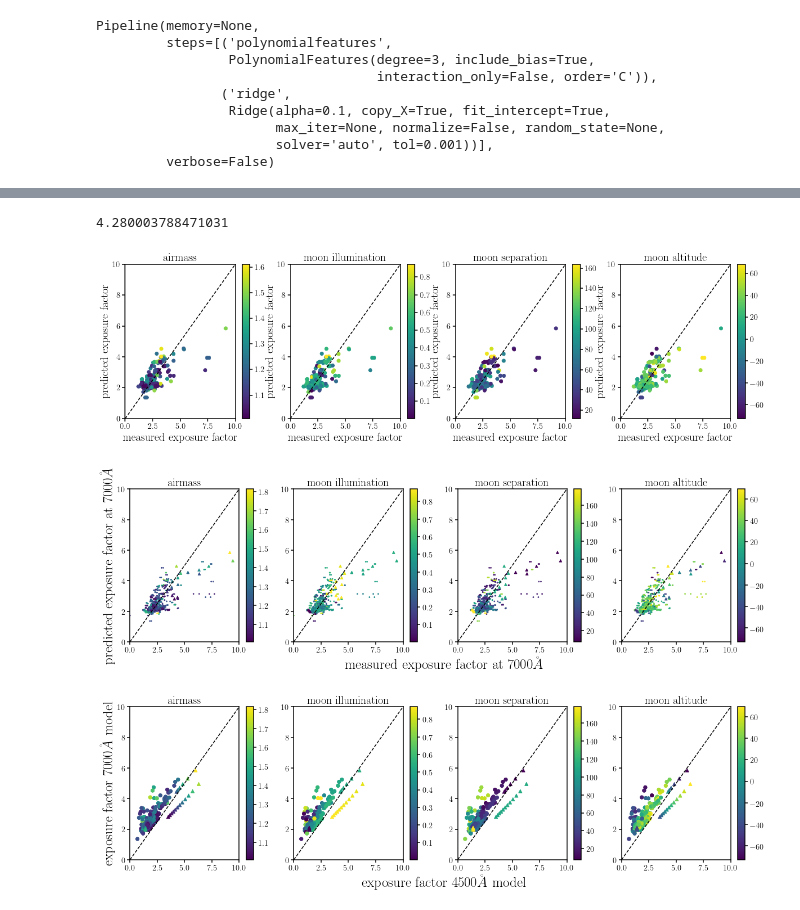
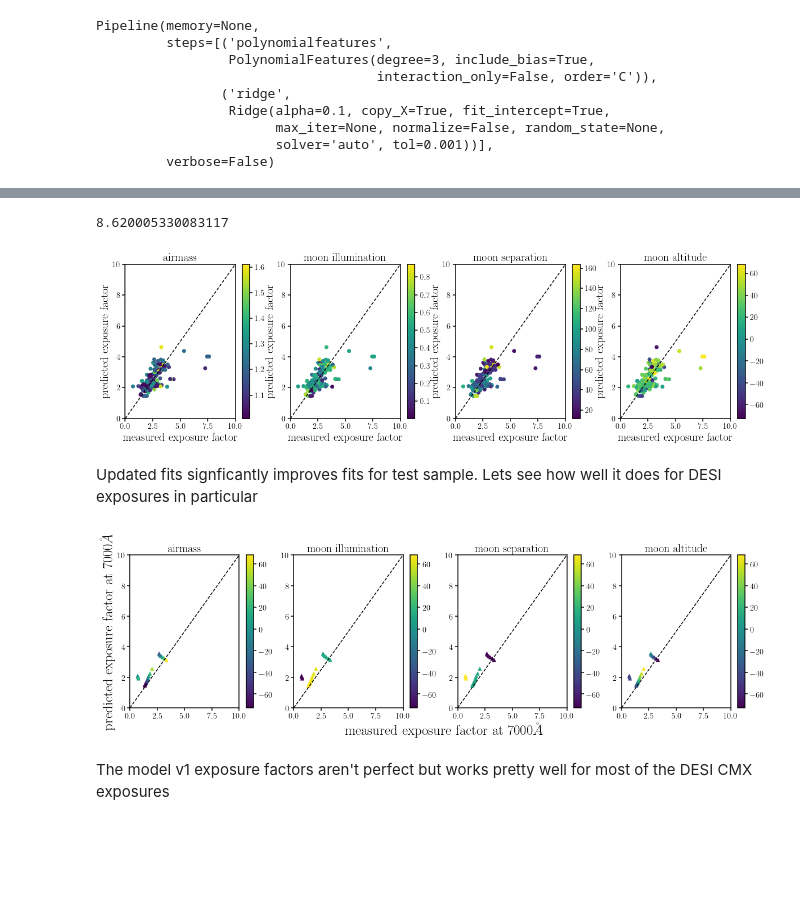
Before and after one commit to desi-bgs/feasiBGS, a Jupyter notebook: notebook/cmx/exposure_factor_refit.ipynb, the cells around one changed output, grey strips where cells are left out. Saved outputs shown, nothing was run; the diff lists cells and outputs as text; code cells hidden in the pictures; blank space fills up the shorter version.

```diff
--- a/notebook/cmx/exposure_factor_refit.ipynb
+++ b/notebook/cmx/exposure_factor_refit.ipynb
@@ -540,9 +429,9 @@ Pipeline(memory=None,
                        solver='auto', tol=0.001))],
          verbose=False)
 # %%
-steps_7000 = regress_fexp_7000.get_params()
-_notwiCoefficients_7000_v1 = steps_7000['ridge'].coef_
-_notwiIntercept_7000_v1 = steps_7000['ridge'].intercept_
+steps = regress_fexp_7000.get_params()
+_notwiCoefficients_7000_v1 = steps['ridge'].coef_
+_notwiIntercept_v1 = steps['ridge'].intercept_
 # %%
 _notwiCoefficients_7000_v1
 # %% [output]
@@ -558,26 +447,28 @@ array([ 0.00000000e+00,  8.37707994e-01,  1.69728969e+00, -1.22451341e-01,
-# %%
-_notwiIntercept_7000_v1
-# %% [output]
-4.280003788471031
+# %%
+_notwiIntercept_v1
+# %% [output]
+8.620005330083117
 # %%
-def exposure_factor_model_7000v1(airmass, moon_frac, moon_sep, moon_alt):
+def exposure_factor_model_v1(airmass, moon_frac, moon_sep, moon_alt, wavelength=7000):
     ''' third degree polynomial regression fit to exposure factor
     '''
+    if wavelength == 7000:
+        _notwiCoefficients = _notwiCoefficients_7000_v1
+        _notwiIntercept = _notwiIntercept_v1
+
     theta = np.atleast_2d(np.array([airmass, moon_frac, moon_sep, moon_alt]).T)
 
     combs = chain.from_iterable(combinations_with_replacement(range(4), i) for i in range(0, n_order+1))
-    theta_transform = np.empty((theta.shape[0], len(_notwiCoefficients_7000_v1)))
+    theta_transform = np.empty((theta.shape[0], len(_notwiCoefficients)))
     for i, comb in enumerate(combs):
         theta_transform[:, i] = theta[:, comb].prod(1)
 
-    return np.dot(theta_transform, _notwiCoefficients_7000_v1.T) + _notwiIntercept_7000_v1
+    return np.dot(theta_transform, _notwiCoefficients.T) + _notwiIntercept
 # %%
-lbls = ['airmass', 'moon illumination', 'moon separation', 'moon altitude', 'sun separation', 'sun altitude']
-
 fig = plt.figure(figsize=(20,5))
 for i, k in enumerate(['airmass', 'moon_ill', 'moon_sep', 'moon_alt']):
     sub = fig.add_subplot(1,4,i+1)
-    _plt = sub.scatter(fexp_7000_test, exposure_factor_model_7000v1(*theta_test.T), c=theta_test[:,i])
+    _plt = sub.scatter(fexp_7000_test, exposure_factor_model_v1(*theta_test.T), c=theta_test[:,i])
     sub.plot([0., 20.], [0., 20.], c='k', ls='--')
     sub.set_xlabel('measured exposure factor', fontsize=20)
     sub.set_xlim([0., 10.])
@@ -586,47 +477,27 @@ for i, k in enumerate(['airmass', 'moon_ill', 'moon_sep', 'moon_alt']):
     sub.set_title(lbls[i], fontsize=20)
     fig.colorbar(_plt)
 # %% [output]
-[figure, old version]
+[figure, new version]
+# %% [markdown]
+Updated fits signficantly improves fits for test sample. Lets see how well it does for DESI exposures in particular
 # %%
-desi_model_v1_7000 = exposure_factor_model_7000v1(cmx_skies['airmass'], cmx_skies['moon_ill'], cmx_skies['moon_sep'], cmx_skies['moon_alt'])
-boss_model_v1_7000 = exposure_factor_model_7000v1(boss_skies['airmass'], boss_skies['moon_ill'], boss_skies['moon_sep'], boss_skies['moon_alt'])
+desi_model_v1_7000 = exposure_factor_model_v1(cmx_skies['airmass'], cmx_skies['moon_ill'], cmx_skies['moon_sep'], cmx_skies['moon_alt'])
 # %%
-lbls = ['airmass', 'moon illumination', 'moon separation', 'moon altitude', 'sun separation', 'sun altitude']
-
 fig = plt.figure(figsize=(20,5))
 for i, k in enumerate(['airmass', 'moon_ill', 'moon_sep', 'moon_alt']):
     sub = fig.add_subplot(1,4,i+1)
-    _plt = sub.scatter(boss_7000, boss_model_v1_7000, c=boss_skies[k], s=3)
-    sub.scatter(desi_7000, desi_model_v1_7000, c=cmx_skies[k], s=20, marker='^')
+    sub.scatter(desi_7000, desi_model_v1_7000, c=cmx_skies[k], marker='^')
     sub.plot([0., 20.], [0., 20.], c='k', ls='--')
     sub.set_xlim([0., 10.])
     if i == 0: sub.set_ylabel('predicted exposure factor at $7000\AA$', fontsize=25)
     sub.set_ylim([0., 10.])
     sub.set_title(lbls[i], fontsize=20)
     fig.colorbar(_plt)
 
 bkgd = fig.add_subplot(111, frameon=False)
 bkgd.set_xlabel('measured exposure factor at $7000\AA$', fontsize=25)
 bkgd.tick_params(labelcolor='none', top=False, bottom=False, left=False, right=False)
 # %% [output]
-[figure, old version]
+[figure, new version]
-# %%
-lbls = ['airmass', 'moon illumination', 'moon separation', 'moon altitude', 'sun separation', 'sun altitude']
-
-fig = plt.figure(figsize=(20,5))
-for i, k in enumerate(['airmass', 'moon_ill', 'moon_sep', 'moon_alt']):
-    sub = fig.add_subplot(1,4,i+1)
-    _plt = sub.scatter(boss_model_v1_4500, boss_model_v1_7000, c=boss_skies[k])
-    sub.scatter(desi_model_v1_4500, desi_model_v1_7000, c=cmx_skies[k], marker='^')
-    sub.plot([0., 20.], [0., 20.], c='k', ls='--')
-    sub.set_xlim([0., 10.])
-    if i == 0: sub.set_ylabel('exposure factor $7000\AA$ model', fontsize=25)
-    sub.set_ylim([0., 10.])
-    sub.set_title(lbls[i], fontsize=20)
-    fig.colorbar(_plt)
-
-bkgd = fig.add_subplot(111, frameon=False)
-bkgd.set_xlabel('exposure factor $4500\AA$ model', fontsize=25)
-bkgd.tick_params(labelcolor='none', top=False, bottom=False, left=False, right=False)
-# %% [output]
-[figure, removed]
+# %% [markdown]
+The model v1 exposure factors aren't perfect but works pretty well for most of the DESI CMX exposures
```
Also changed, not shown: parts of 29 cells of this notebook.
